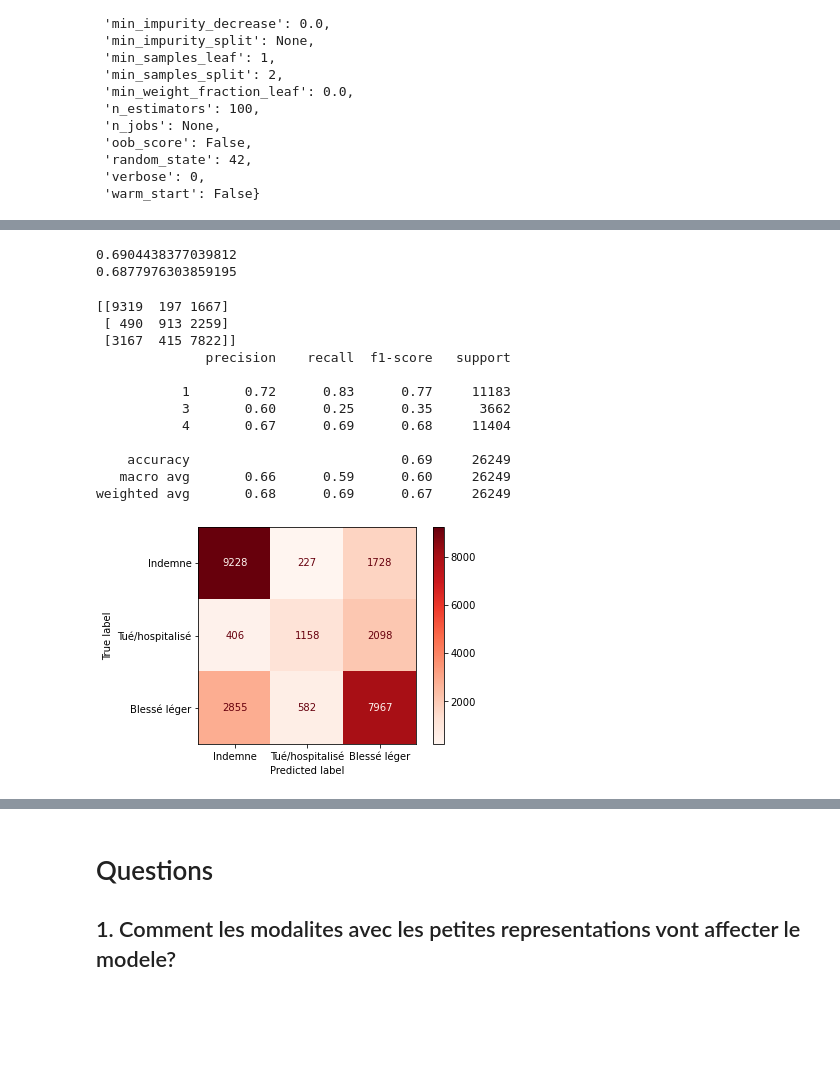
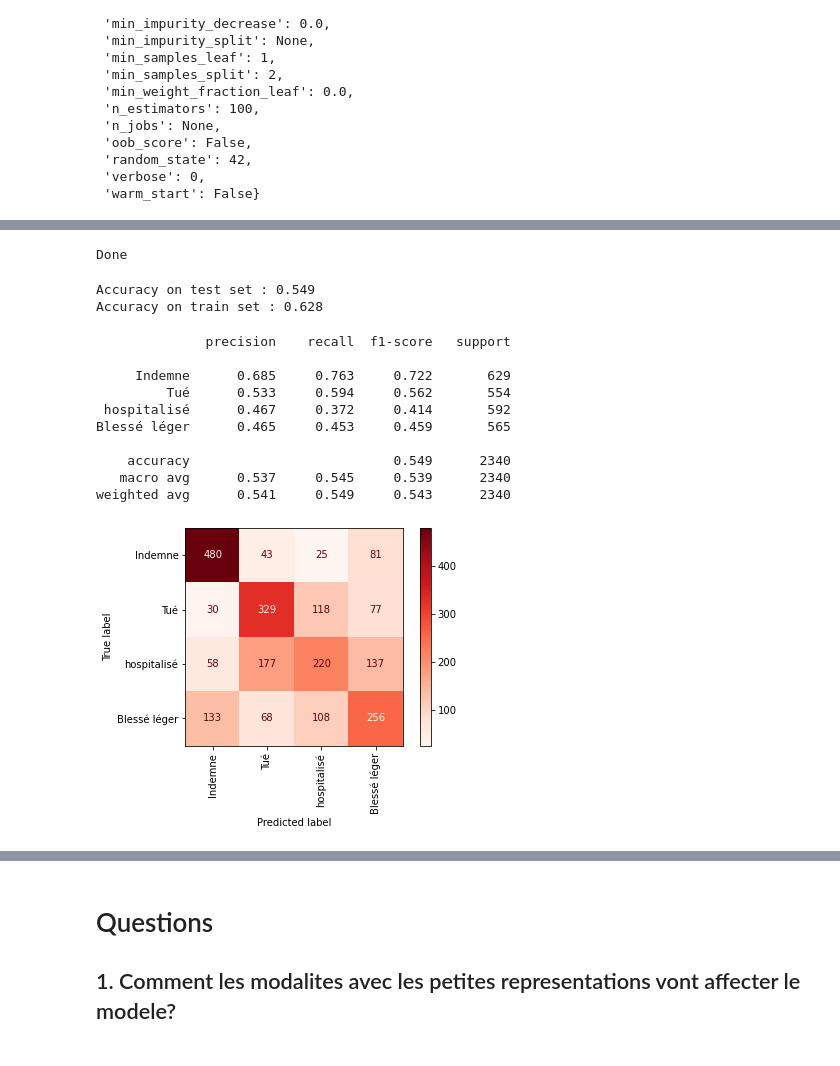
Before and after one commit to htsull/Algo_Python_Class_Project, a Jupyter notebook: project - Copy - Copy.ipynb, the cells around one changed output, grey strips where cells are left out. Drawn from its saved outputs; the diff is of its cells as text; code cells hidden in the pictures; blank space fills up the shorter version.

```diff
--- a/project - Copy - Copy.ipynb
+++ b/project - Copy - Copy.ipynb
@@ -419,6 +419,6 @@ Test accuracy  : 0.549
 # %%
 from sklearn.metrics import plot_confusion_matrix, classification_report
-labels_disp = ["Indemne", "Tué", "hospitalisé", "Blessé léger"]
+labels_disp = ["Indemne", "Tué", "Hospitalisé", "Blessé léger"]
 print(classification_report(y_test, predictions_test, digits=3, zero_division = 1, target_names = labels_disp)),
 disp = plot_confusion_matrix(model_rf,
                              X_test,
@@ -529,58 +529,47 @@ Tué/hospitalisé      0.638     0.705     0.670      3570
 # %%
 # On redécoupe la base en train/test
 
-X_train_xgb, X_test_xgb, y_train_xgb, y_test_xgb = train_test_split(X_N_data, y, random_state=0)
+X_train_xgb, X_test_xgb, y_train_xgb, y_test_xgb = train_test_split(X_N_data, y, random_state=42, test_size=.3)
 
 
 # On crée le modèle :
 
-model_boosting = GradientBoostingClassifier(
-    # loss="deviance",
-    # learning_rate=0.2,
-    # max_depth=5,
-    # max_features="sqrt",
-    # subsample=0.95,
-    # n_estimators=200
-)
+xgb = GradientBoostingClassifier()
 
-model_boosting.fit(X_train_xgb, y_train_xgb)
-
-# On calcul les prédictions
-predictions_test_xgb = model_boosting.predict(X_test_xgb)
-predictions_train_xgb = model_boosting.predict(X_train_xgb)
-
-# On affiche les résultats :
-
-train_acc = accuracy_score(y_train_xgb, predictions_train_xgb)
-print(train_acc)
-
-test_acc = accuracy_score(y_test_xgb, predictions_test_xgb)
-print(test_acc)
+model_xgb = xgb.fit(X_train_xgb, y_train_xgb)
+print("Done")
 # %% [output]
-0.6904438377039812
-0.6877976303859195
+Done
-# %%
-from sklearn.metrics import classification_report, confusion_matrix
-print(confusion_matrix(y_test_xgb, predictions_test_xgb))
-print(classification_report(y_test_xgb, predictions_test_xgb, digits=2))
-# %% [output]
-[[9319  197 1667]
- [ 490  913 2259]
- [3167  415 7822]]
-              precision    recall  f1-score   support
-
-           1       0.72      0.83      0.77     11183
-           3       0.60      0.25      0.35      3662
-           4       0.67      0.69      0.68     11404
-
-    accuracy                           0.69     26249
-   macro avg       0.66      0.59      0.60     26249
-weighted avg       0.68      0.69      0.67     26249
+# %%
+
+# On calcul les prédictions
+predictions_test_xgb = model_xgb.predict(X_test_xgb)
+predictions_train_xgb = model_xgb.predict(X_train_xgb)
+# %%
+print('Accuracy on test set : {:04.3f}'.format(model_xgb.score(X_test_xgb, y_test_xgb)))
+
+train_acc = accuracy_score(y_train_xgb, predictions_train_xgb)
+print('Accuracy on train set : {:04.3f}'.format(train_acc))
+# %% [output]
+Accuracy on test set : 0.549
+Accuracy on train set : 0.628
 # %%
+print(classification_report(y_test_xgb, predictions_test_xgb, digits=3, target_names=labels_disp))
 from sklearn.metrics import plot_confusion_matrix
 
-disp = plot_confusion_matrix(model_boosting, X_test_xgb, y_test_xgb,
+disp = plot_confusion_matrix(model_xgb, X_test_xgb, y_test_xgb,
                              cmap='Reds', values_format='d',
-                             display_labels=["Indemne", "Tué/hospitalisé", "Blessé léger"])
+                             display_labels=labels_disp,
+                             xticks_rotation= 'vertical')
 # %% [output]
+              precision    recall  f1-score   support
+
+     Indemne      0.685     0.763     0.722       629
+         Tué      0.533     0.594     0.562       554
+ hospitalisé      0.467     0.372     0.414       592
+Blessé léger      0.465     0.453     0.459       565
+
+    accuracy                          0.549      2340
+   macro avg      0.537     0.545     0.539      2340
+weighted avg      0.541     0.549     0.543      2340
-[figure, old version]
+[figure, new version]
```
Also changed, not shown: parts of 38 cells of this notebook.
